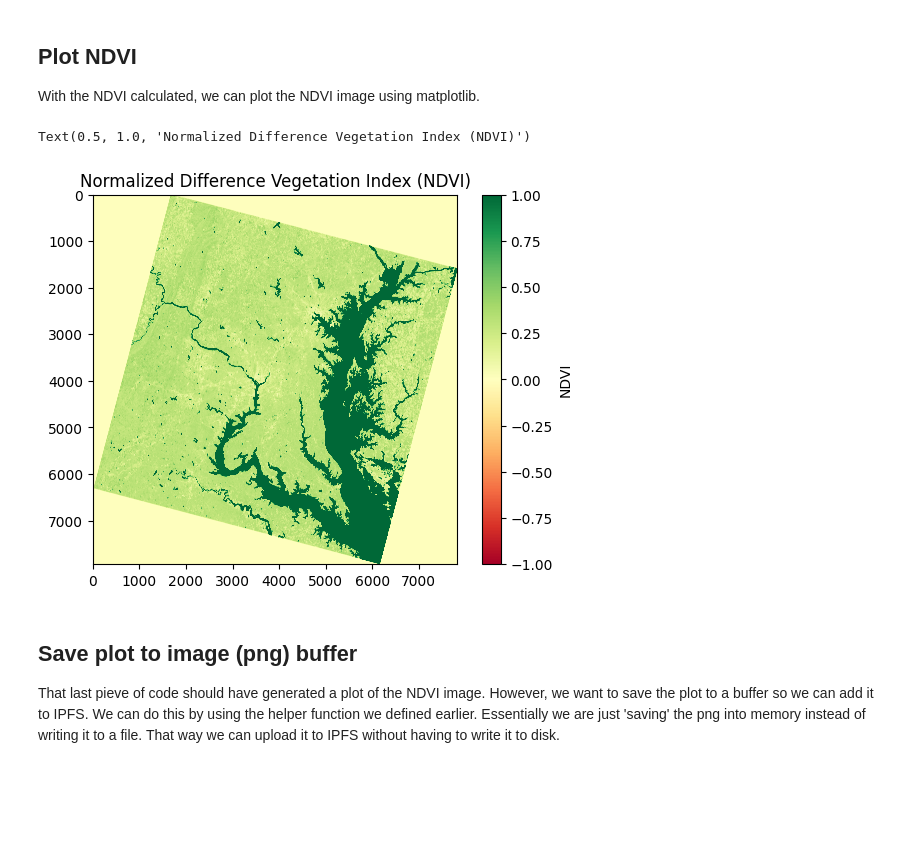
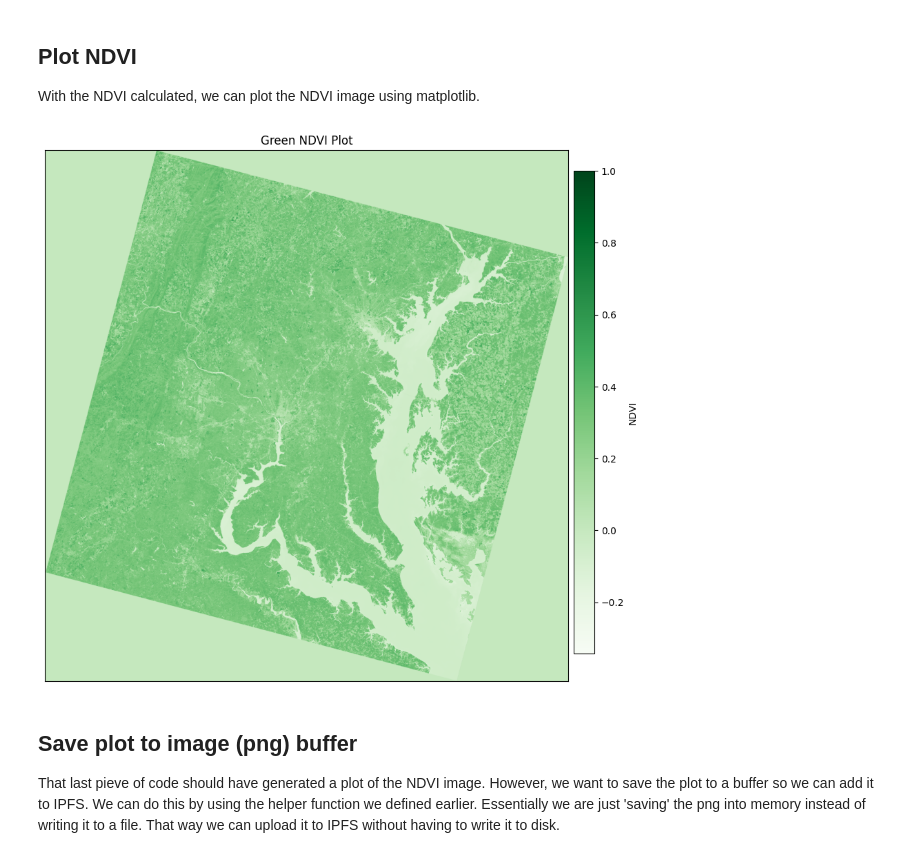
Before and after one commit to easierdata/stac-fastapi, a Jupyter notebook: samples/NDVI_STAC_IPFS.ipynb, the cells around one changed output. Cells and saved outputs as stored; diff of their text form; code cells hidden in the pictures; blank space fills up the shorter version.

```diff
--- a/samples/NDVI_STAC_IPFS.ipynb
+++ b/samples/NDVI_STAC_IPFS.ipynb
@@ -145,10 +146,10 @@ Now that we have the landsat scene data in-memory, we will define helper functio
 # %% [markdown]
 ## Helper Functions
 # %%
-def load_landsat_band(band: bytes) -> np.ndarray:
-    with rasterio.MemoryFile(band) as memfile:
-        with memfile.open() as dataset:
-            return dataset.read(1)
+def load_landsat_band(band: bytes, dtype: np.dtype = np.float32) -> np.ndarray:
+    with BytesIO(band) as bytes_io:
+        with rasterio.open(bytes_io) as dataset:
+            return dataset.read(1).astype(dtype)
 
 
 def save_plot_to_buffer(plot: plt.Figure) -> bytes:
@@ -172,22 +173,30 @@ ndvi = (nir_band_5 - red_band_4) / (nir_band_5 + red_band_4 + eps)
 # %% [markdown]
 ## Plot NDVI
 With the NDVI calculated, we can plot the NDVI image using matplotlib.
-# %%
-# Set min and max values for better color differentiation
-ndvi_min, ndvi_max = -1, 1
-
-# Create a custom color map
-cmap = plt.cm.RdYlGn
-norm = mcolors.Normalize(vmin=ndvi_min, vmax=ndvi_max)
-
-# Plot the NDVI image
-fig, ax = plt.subplots()
-im = ax.imshow(ndvi, cmap=cmap, norm=norm)
-cbar = fig.colorbar(im, ax=ax, label='NDVI', cmap=cmap, norm=norm)
-ax.set_title('Normalized Difference Vegetation Index (NDVI)')
-# %% [output]
-Text(0.5, 1.0, 'Normalized Difference Vegetation Index (NDVI)')
-[figure, removed]
+# %%
+fig, ax = plt.subplots(figsize=(10, 10))
+# Remove the axes
+ax.set_xticks([])
+ax.set_yticks([])
+
+# Create a normalization object for the NDVI data
+ndvi_min, ndvi_max = np.min(ndvi), np.max(ndvi)
+norm = Normalize(vmin=ndvi_min, vmax=ndvi_max)
+
+# Use the normalization object for the image and the color map
+green_color_map = plt.cm.get_cmap("Greens")
+green_ndvi = green_color_map(norm(ndvi))
+
+img = ax.imshow(green_ndvi)
+ax.set_title("Green NDVI Plot")
+
+cax = fig.add_axes([0.9, 0.15, 0.03, 0.7])
+cb = plt.colorbar(plt.cm.ScalarMappable(norm=norm, cmap='Greens'), cax=cax, orientation='vertical')
+cb.set_label("NDVI")
+
+plt.show()
+# %% [output]
+[figure, added]
 # %% [markdown]
 ## Save plot to image (png) buffer
 That last pieve of code should have generated a plot of the NDVI image. However, we want to save the plot to a buffer so we can add it to IPFS. We can do this by using the helper function we defined earlier. Essentially we are just 'saving' the png into memory instead of writing it to a file. That way we can upload it to IPFS without having to write it to disk.
```
Also changed, not shown: parts of 9 cells of this notebook.
